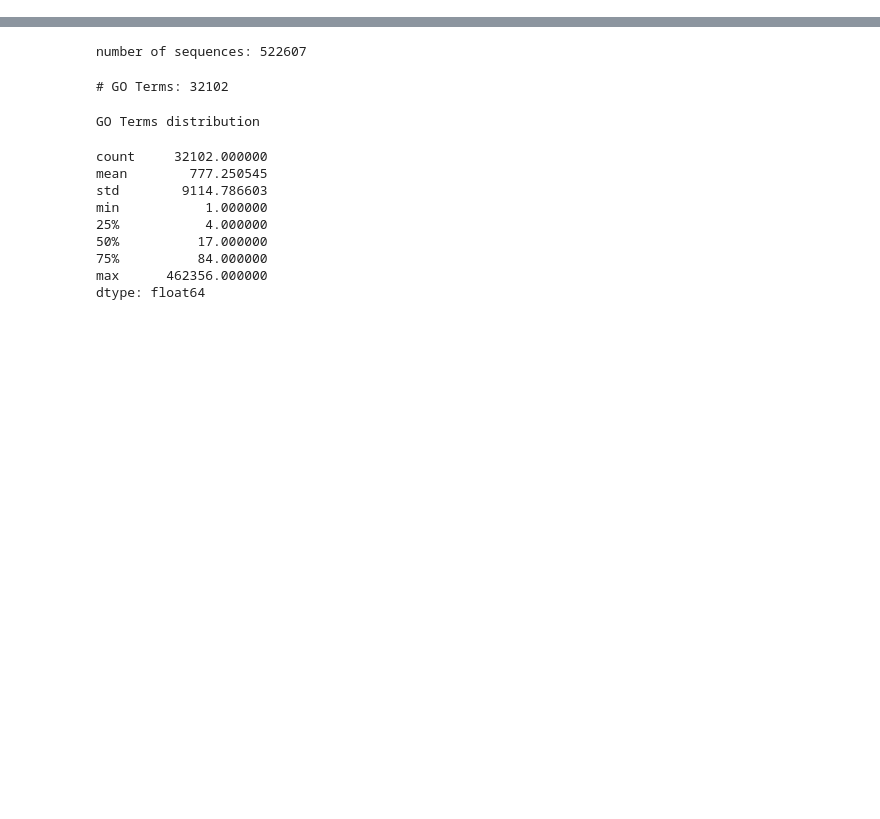
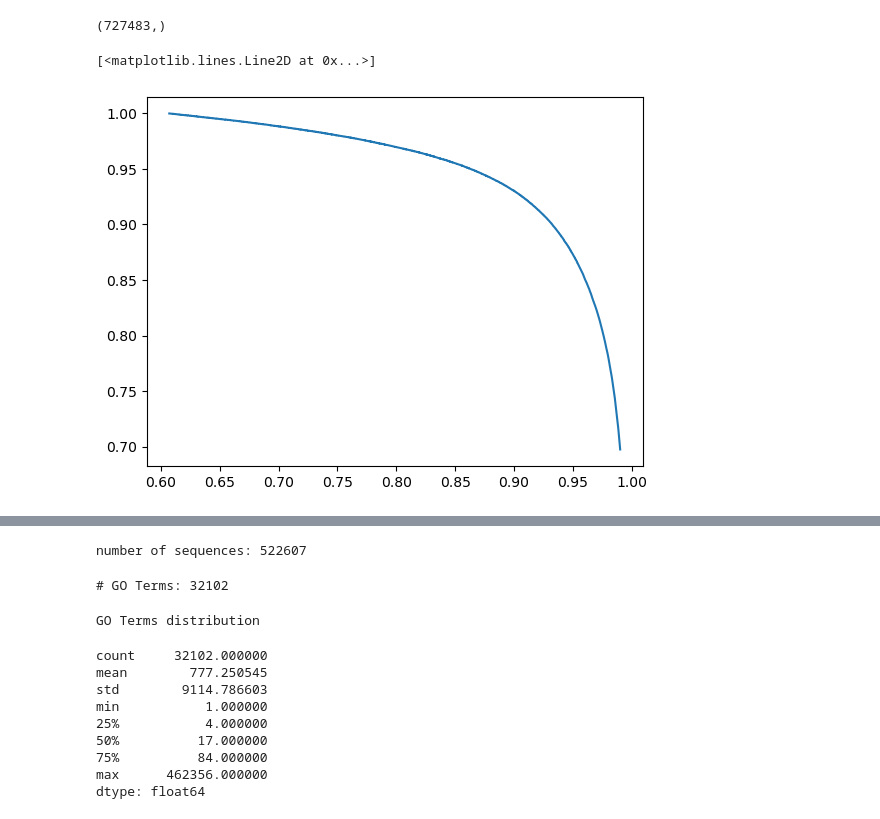
Before and after one commit to microsoft/protnote, a Jupyter notebook: notebooks/debugging.ipynb, the cells around one changed output, grey strips where cells are left out. Cells and saved outputs as stored; diff of their text form; code cells hidden in the pictures; blank space fills up the shorter version.

```diff
--- a/notebooks/debugging.ipynb
+++ b/notebooks/debugging.ipynb
@@ -11,0 +44,4 @@ from src.data.datasets import ProteinDataset
+# %%
+mask = test_preds>1e-3
+test_labels = test_labels[mask]
+test_preds = test_preds[mask]
@@ -11,0 +50,16 @@ from src.data.datasets import ProteinDataset
+# %%
+
+precision, recall, thresholds = precision_recall_curve(test_labels.flatten(),test_preds.flatten())
+# %%
+f1 = precision*recall*2/(precision+recall)
+# %%
+thresholds.shape
+# %% [output]
+(727483,)
+# %%
+metrics_df = pd.DataFrame({'precision':precision[:-1],'recall':recall[:-1],'f1':f1[:-1],'thresholds':thresholds})
+# %%
+plt.plot(metrics_df['precision'],metrics_df['recall'])
+# %% [output]
+[<matplotlib.lines.Line2D at 0x...>]
+[figure, added]
```
Also changed, not shown: parts of 7 cells of this notebook, 8 other files.
